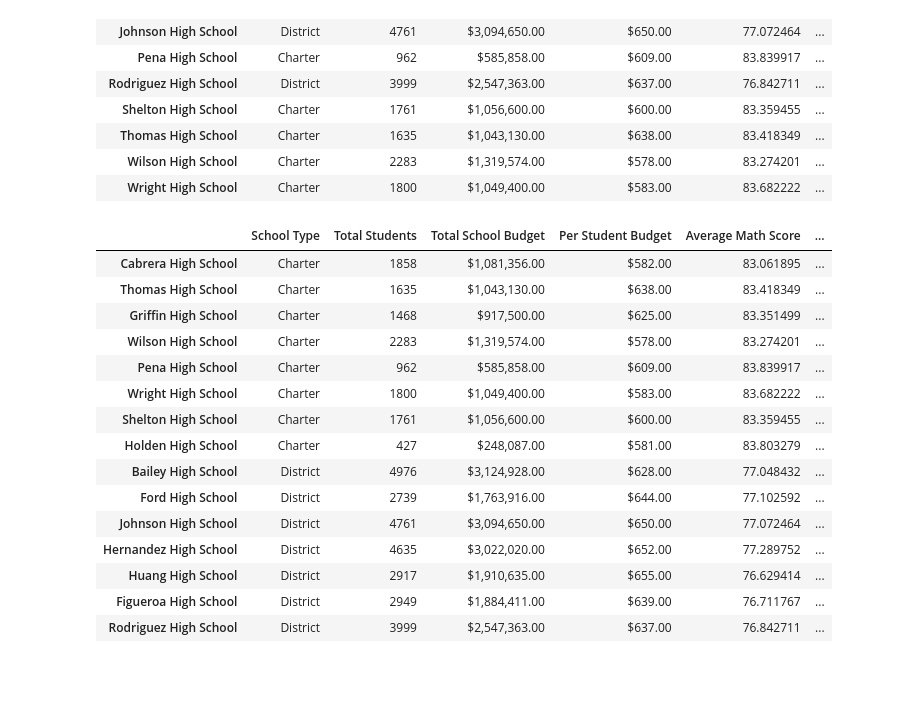
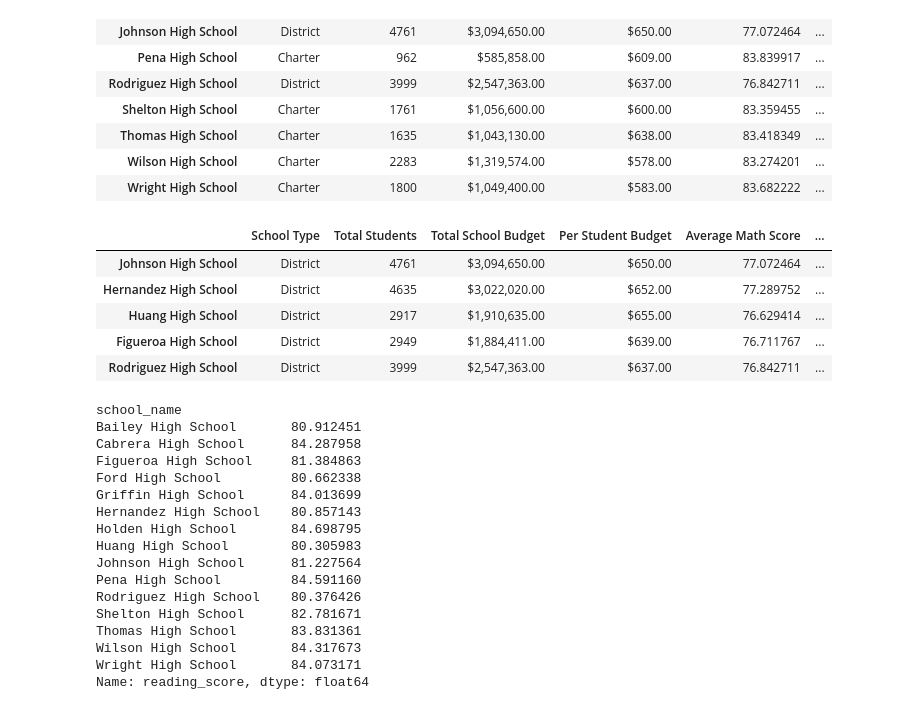
Before and after one commit to danielurdaneta/School_District_Analysis, a Jupyter notebook: PyCitySchools.ipynb, the cells around one changed output. Saved outputs shown, nothing was run; the diff lists cells and outputs as text; code cells hidden in the pictures; blank space fills up the shorter version.

Commit message:
School Analysis Updated

```diff
--- a/PyCitySchools.ipynb
+++ b/PyCitySchools.ipynb
@@ -153,21 +153,46 @@ per_school_summary_df
 | Wright High School | Charter | 1800 | $1,049,400.00 | $583.00 | 83.682222 | ... |
 # %%
 Top_schools = per_school_summary_df.sort_values(["% Overall Passing"], ascending=False)
-Top_schools
+bottom_schools = per_school_summary_df.sort_values(["% Overall Passing"], ascending=True)
 # %% [output]
 |  | School Type | Total Students | Total School Budget | Per Student Budget | Average Math Score | ... |
-| Cabrera High School | Charter | 1858 | $1,081,356.00 | $582.00 | 83.061895 | ... |
-| Thomas High School | Charter | 1635 | $1,043,130.00 | $638.00 | 83.418349 | ... |
-| Griffin High School | Charter | 1468 | $917,500.00 | $625.00 | 83.351499 | ... |
-| Wilson High School | Charter | 2283 | $1,319,574.00 | $578.00 | 83.274201 | ... |
-| Pena High School | Charter | 962 | $585,858.00 | $609.00 | 83.839917 | ... |
-| Wright High School | Charter | 1800 | $1,049,400.00 | $583.00 | 83.682222 | ... |
-| Shelton High School | Charter | 1761 | $1,056,600.00 | $600.00 | 83.359455 | ... |
-| Holden High School | Charter | 427 | $248,087.00 | $581.00 | 83.803279 | ... |
-| Bailey High School | District | 4976 | $3,124,928.00 | $628.00 | 77.048432 | ... |
-| Ford High School | District | 2739 | $1,763,916.00 | $644.00 | 77.102592 | ... |
 | Johnson High School | District | 4761 | $3,094,650.00 | $650.00 | 77.072464 | ... |
 | Hernandez High School | District | 4635 | $3,022,020.00 | $652.00 | 77.289752 | ... |
 | Huang High School | District | 2917 | $1,910,635.00 | $655.00 | 76.629414 | ... |
 | Figueroa High School | District | 2949 | $1,884,411.00 | $639.00 | 76.711767 | ... |
 | Rodriguez High School | District | 3999 | $2,547,363.00 | $637.00 | 76.842711 | ... |
+# %%
+ninth_graders = school_data_complete_df[(school_data_complete_df["grade"] == "9th")]
+tenth_graders = school_data_complete_df[(school_data_complete_df["grade"] == "10th")]
+eleventh_graders = school_data_complete_df[(school_data_complete_df["grade"] == "11th")]
+twelfth_graders = school_data_complete_df[(school_data_complete_df["grade"] == "12th")]
+
+average_ninth_graders = ninth_graders.groupby(["school_name"])["reading_score"].mean()
+average_tenth_graders = tenth_graders.groupby(["school_name"])["reading_score"].mean()
+average_elevn_graders = eleventh_graders.groupby(["school_name"])["reading_score"].mean()
+average_twelfth_graders = twelfth_graders.groupby(["school_name"])["reading_score"].mean()
+
+math_ninth_graders = ninth_graders.groupby(["school_name"])["math_score"].mean()
+math_tenth_graders = tenth_graders.groupby(["school_name"])["math_score"].mean()
+math_elevn_graders = eleventh_graders.groupby(["school_name"])["math_score"].mean()
+math_twelfth_graders = twelfth_graders.groupby(["school_name"])["math_score"].mean()
+
+average_twelfth_graders
+# %% [output]
+school_name
+Bailey High School       80.912451
+Cabrera High School      84.287958
+Figueroa High School     81.384863
+Ford High School         80.662338
+Griffin High School      84.013699
+Hernandez High School    80.857143
+Holden High School       84.698795
+Huang High School        80.305983
+Johnson High School      81.227564
+Pena High School         84.591160
+Rodriguez High School    80.376426
+Shelton High School      82.781671
+Thomas High School       83.831361
+Wilson High School       84.317673
+Wright High School       84.073171
+Name: reading_score, dtype: float64
```
Also changed, not shown: parts of 3 cells of this notebook.
